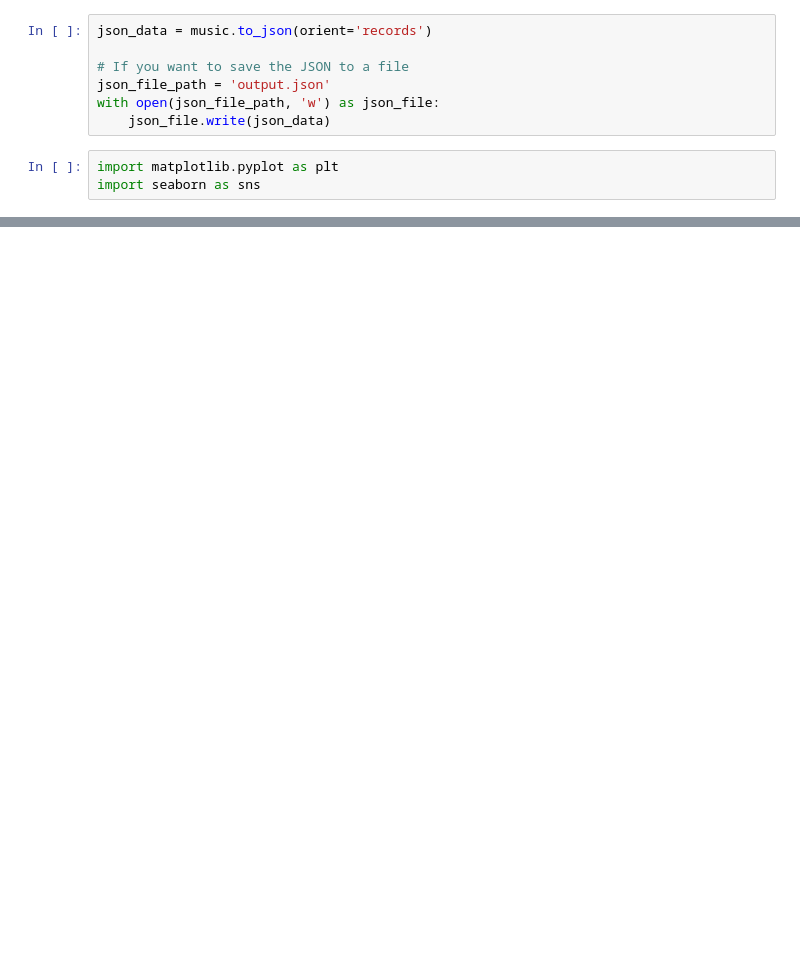
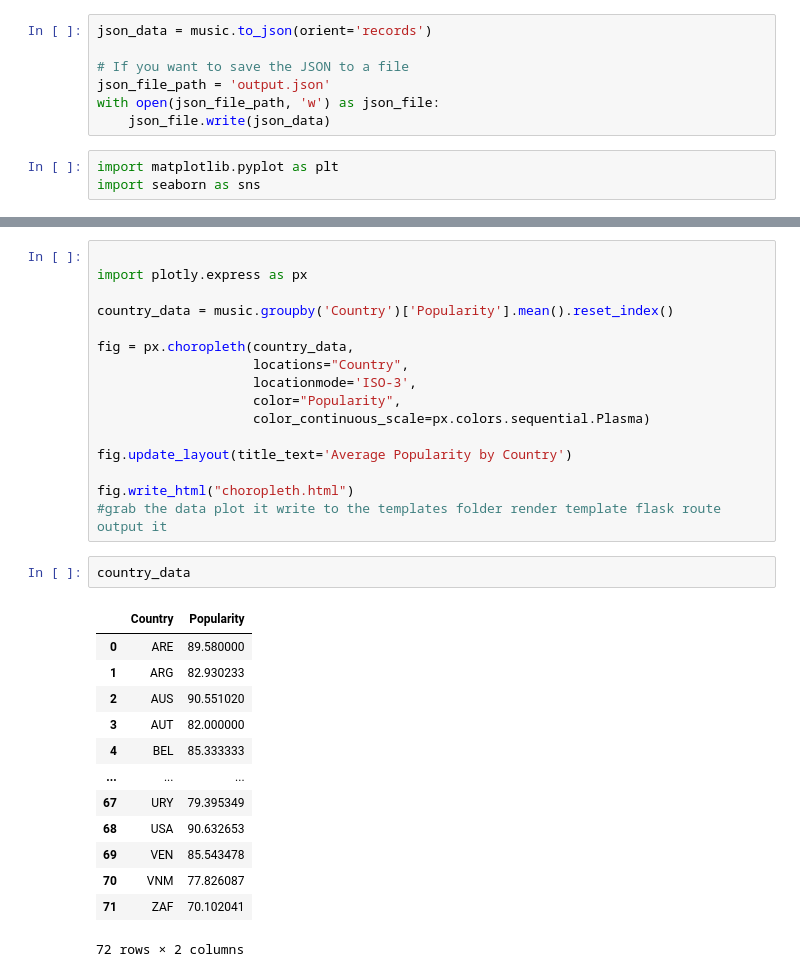
Before and after one commit to andrew-voortman/Exploring-Music-Using-Spotify_API, a Jupyter notebook: startup2.ipynb, the cells around one changed output, grey strips where cells are left out. Drawn from its saved outputs; the diff is of its cells as text; blank space fills up the shorter version.

```diff
--- a/startup2.ipynb
+++ b/startup2.ipynb
@@ -122,0 +123,32 @@ plt.show()
+# %%
+
+import plotly.express as px
+
+country_data = music.groupby('Country')['Popularity'].mean().reset_index()
+
+fig = px.choropleth(country_data,
+                    locations="Country",
+                    locationmode='ISO-3',
+                    color="Popularity",
+                    color_continuous_scale=px.colors.sequential.Plasma)
+
+fig.update_layout(title_text='Average Popularity by Country')
+
+fig.write_html("choropleth.html")
+#grab the data plot it write to the templates folder render template flask route output it
+# %%
+country_data
+# %% [output]
+|  | Country | Popularity |
+| 0 | ARE | 89.580000 |
+| 1 | ARG | 82.930233 |
+| 2 | AUS | 90.551020 |
+| 3 | AUT | 82.000000 |
+| 4 | BEL | 85.333333 |
+| ... | ... | ... |
+| 67 | URY | 79.395349 |
+| 68 | USA | 90.632653 |
+| 69 | VEN | 85.543478 |
+| 70 | VNM | 77.826087 |
+| 71 | ZAF | 70.102041 |
+72 rows × 2 columns
```
Also changed, not shown: parts of 6 cells of this notebook, 8 other files.
